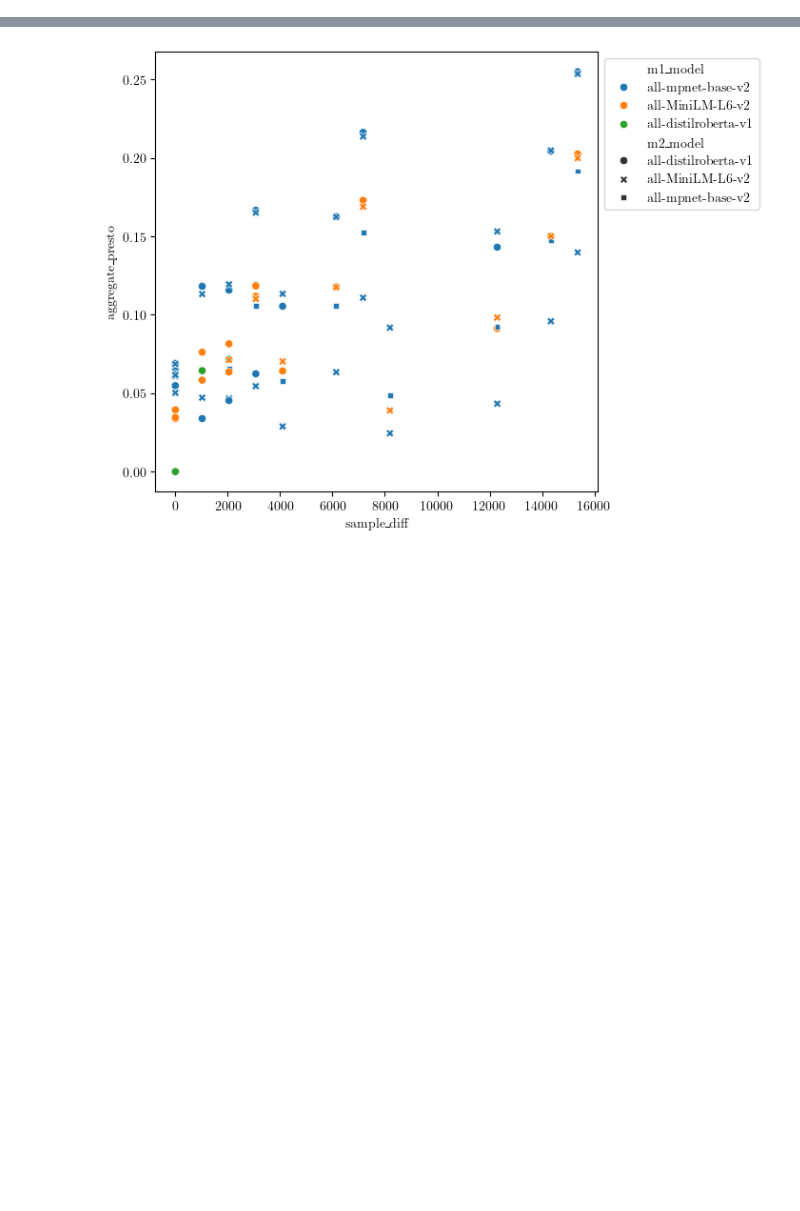
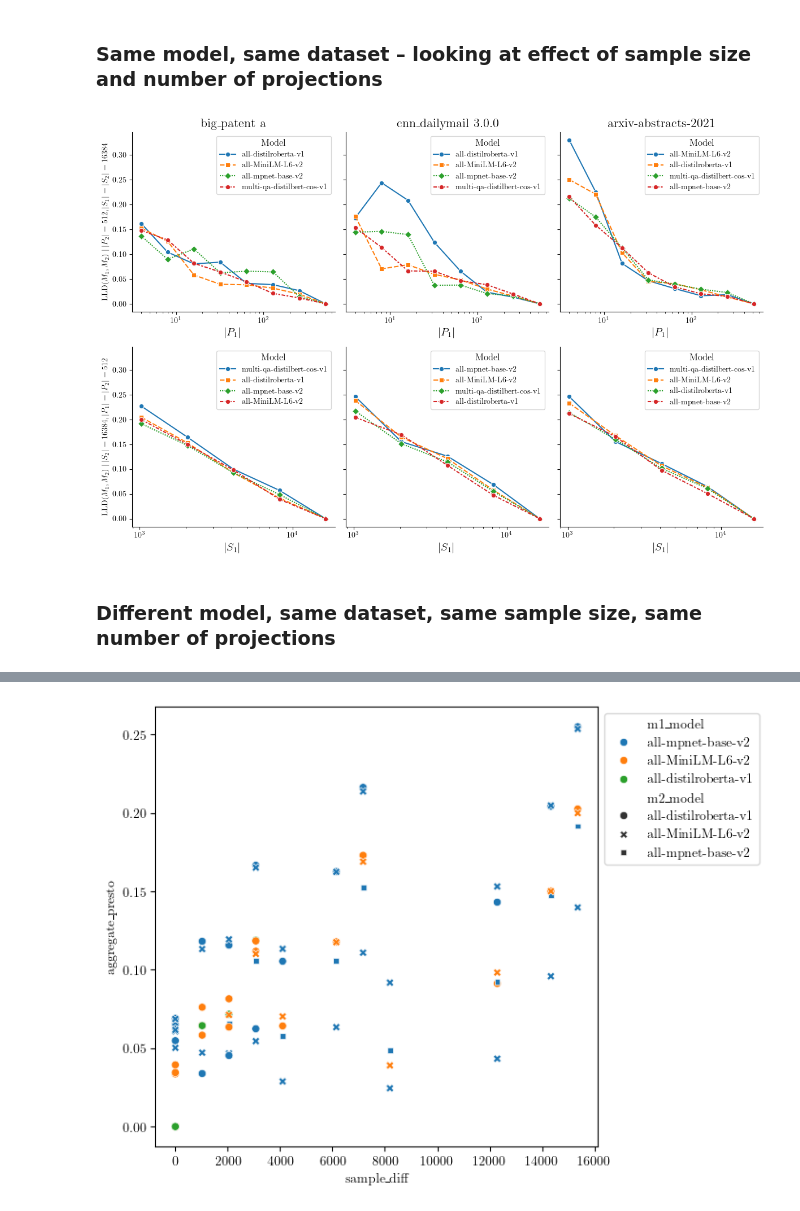
Before and after one commit to aidos-lab/Presto, a Jupyter notebook: notebooks/presto_test.ipynb, the cells around one changed output, grey strips where cells are left out. Drawn from its saved outputs; the diff is of its cells as text; code cells hidden in the pictures; blank space fills up the shorter version.

Commit message:
better plots with complete results

```diff
--- a/notebooks/presto_test.ipynb
+++ b/notebooks/presto_test.ipynb
@@ -28,8 +38,5 @@ config = OmegaConf.load("../config.yml")
 # %%
 metric = Presto(max_homology_dim=config.max_homology_dim, n_components=config.n_components, normalize=config.normalize)
-# %%
-x = results["big_patent a"]['all-mpnet-base-v2'][1024]["landscapes"]
-y = results["big_patent a"]['all-mpnet-base-v2'][4096]["landscapes"]
 # %%
 avg_landscapes = dict()
 finegrained = dict()
@@ -63,3 +54,0 @@ big_patent a all-distilroberta-v1 4096
-# %%
-df = pd.DataFrame(scores).T.sort_values(0, ascending=False).reset_index().rename(dict(level_0="m1", level_1="m2"), axis=1)
-df.head()
@@ -73,10 +54,0 @@ df.head()
-# %%
-df["m1_dataset"] = df.m1.map(lambda x:x[0])
-df["m1_model"] = df.m1.map(lambda x:x[1])
-df["m1_samples"] = df.m1.map(lambda x:x[2])
-df["m2_dataset"] = df.m2.map(lambda x:x[0])
-df["m2_model"] = df.m2.map(lambda x:x[1])
-df["m2_samples"] = df.m2.map(lambda x:x[2])
-df["sample_diff"] = [abs(x-y) for x,y in zip(df.m1_samples, df.m2_samples)]
-df["aggregate_presto"] = df[0] + df[1] + df[2]
-df["average_presto"] = df["aggregate_presto"] / 3
@@ -82,0 +80,3 @@ df["average_presto"] = df["aggregate_presto"] / 3
+# %%
+df_fine = create_score_df(finegrained_scores)
+df_fine.head(2)
@@ -82,0 +87,42 @@ df["average_presto"] = df["aggregate_presto"] / 3
+# %% [markdown]
+### Same model, same dataset – looking at effect of sample size and number of projections
+# %%
+samples_m2 = 16384
+projections_m2 = 512
+label_fontsize = 14
+legend_fontsize = 12
+df = df_fine.query("m1_model == m2_model and m1_dataset == m2_dataset and m2_n_samples == @samples_m2 and m2_n_projections == @projections_m2")
+fig, ax = plt.subplots(2,3,figsize=(12,8), sharey=True, sharex=False)
+for idx,dataset in enumerate(sorted(datasets)):
+    sns.lineplot(data=df.query("m1_dataset == @dataset and m1_n_samples == m2_n_samples"),
+                 x="m1_n_projections",
+                 y="aggregate_presto",
+                 hue="m1_model",
+                 style="m1_model",
+                 ax=ax[0][idx],
+                 markers="osD"
+                )
+    ax[0][idx].set_title(dataset.split("/")[-1], fontsize=label_fontsize + 2)
+    ax[0][idx].set_ylabel(rf"LLD$(M_1,M_2) \mid |P_2| = {projections_m2}, |S_1| = |S_2| = {samples_m2}$")
+    ax[0][idx].set_xlabel(rf"$|P_1|$", fontsize=label_fontsize)
+    ax[0][idx].set_xscale("log")
+    ax[0][idx].legend(title="Model", title_fontsize=legend_fontsize)
+    sns.lineplot(data=df.query("m1_dataset == @dataset and m1_n_projections == m2_n_projections"),
+                 x="m1_n_samples",
+                 y="aggregate_presto",
+                 hue="m1_model",
+                 style="m1_model",
+                 ax=ax[1][idx],
+                 markers="osD"
+                )
+    ax[1][idx].set_ylabel(rf"LLD$(M_1,M_2) \mid |S_2| = {samples_m2}, |P_1| = |P_2| = {projections_m2}$", ha="center")
+    ax[1][idx].set_xlabel(rf"$|S_1|$", fontsize=label_fontsize)
+    ax[1][idx].set_xscale("log")
+    ax[1][idx].legend(title="Model", title_fontsize=legend_fontsize)
+sns.despine(fig)
+plt.tight_layout()
+plt.savefig("effects_sample-size_n-projections.pdf", bbox_inches="tight", transparent=True)
+# %% [output]
+[figure, added]
+# %% [markdown]
+### Different model, same dataset, same sample size, same number of projections
```
Also changed, not shown: parts of 27 cells of this notebook, 4 other files.
